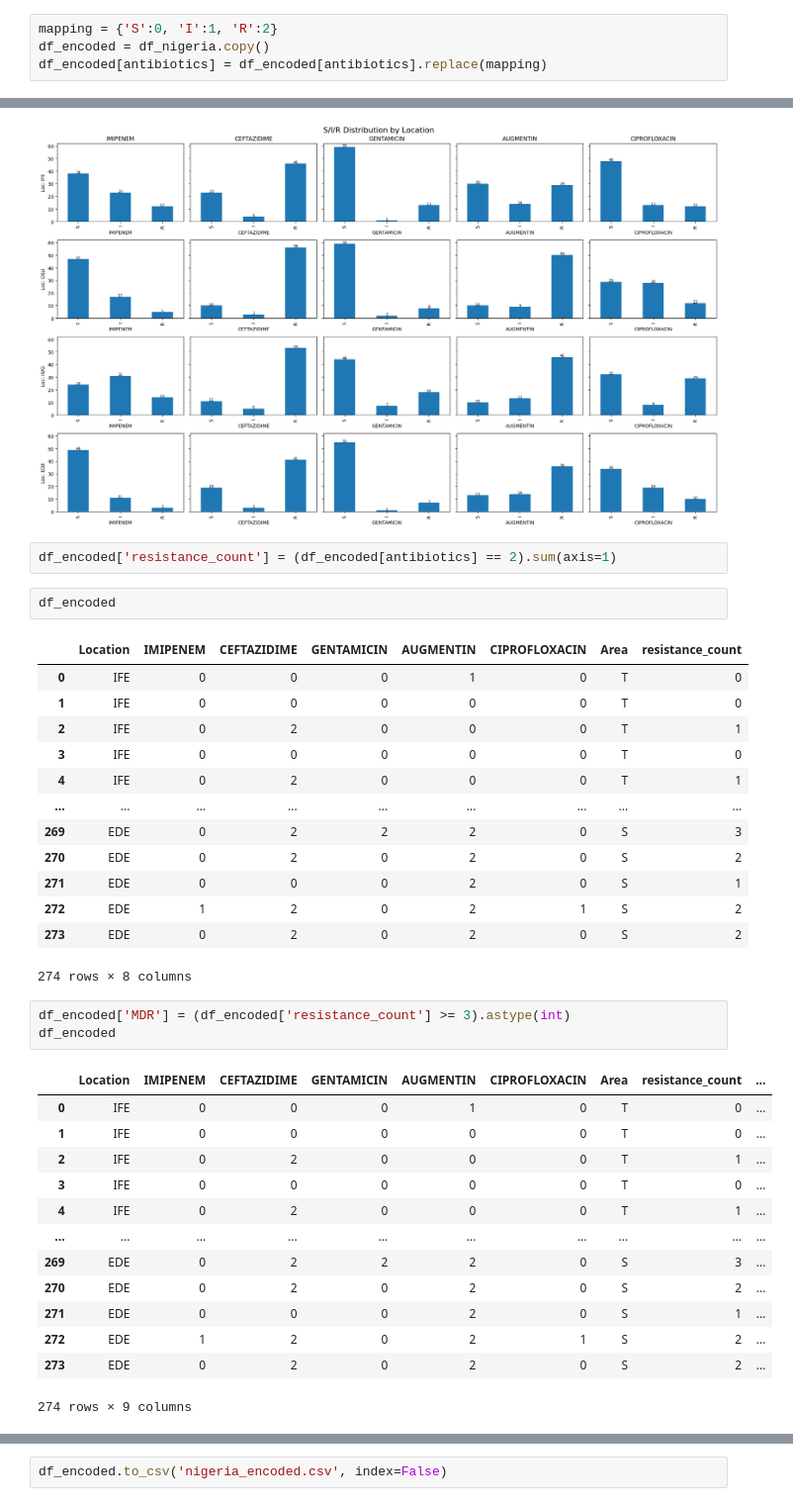
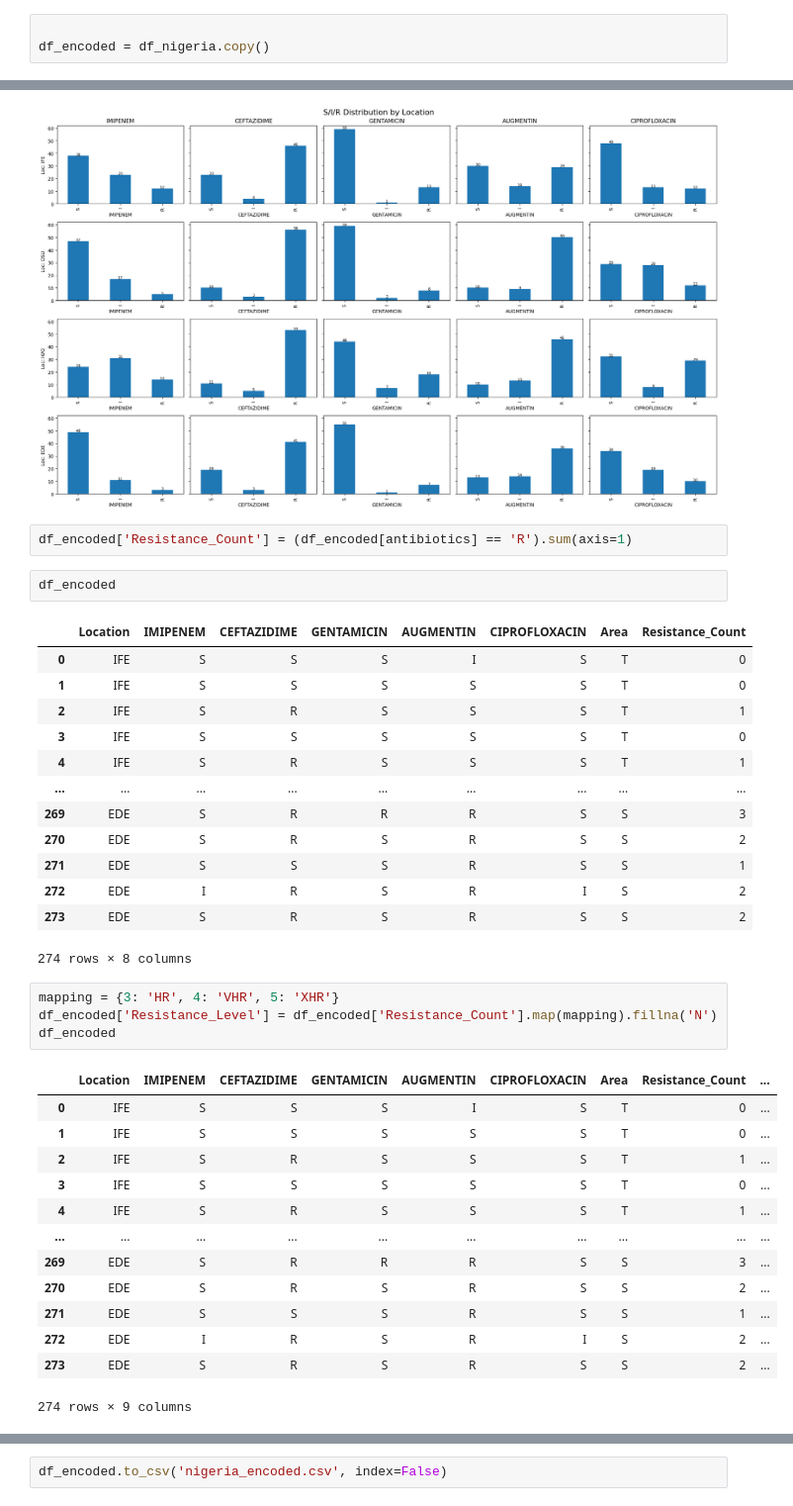
Before and after one commit to anfasahammed/antibiotic-resistance-prediction, a Jupyter notebook: nigeria.ipynb, the cells around one changed output, grey strips where cells are left out. Shown at 99% size. Drawn from its saved outputs; the diff is of its cells as text.

```diff
--- a/nigeria.ipynb
+++ b/nigeria.ipynb
@@ -163,9 +163,8 @@ df_nigeria
 | 273 | EDE | S | R | S | R | S | S |
 274 rows × 7 columns
 # %%
-mapping = {'S':0, 'I':1, 'R':2}
+
 df_encoded = df_nigeria.copy()
-df_encoded[antibiotics] = df_encoded[antibiotics].replace(mapping)
 # %%
 
 fig, axes = plt.subplots(2, 3, figsize=(15, 8))
@@ -250,37 +249,38 @@ plt.show()
 # %% [output]
 [figure]
 # %%
-df_encoded['resistance_count'] = (df_encoded[antibiotics] == 2).sum(axis=1)
+df_encoded['Resistance_Count'] = (df_encoded[antibiotics] == 'R').sum(axis=1)
 # %%
 df_encoded
 # %% [output]
-|  | Location | IMIPENEM | CEFTAZIDIME | GENTAMICIN | AUGMENTIN | CIPROFLOXACIN | Area | resistance_count |
-| 0 | IFE | 0 | 0 | 0 | 1 | 0 | T | 0 |
-| 1 | IFE | 0 | 0 | 0 | 0 | 0 | T | 0 |
-| 2 | IFE | 0 | 2 | 0 | 0 | 0 | T | 1 |
-| 3 | IFE | 0 | 0 | 0 | 0 | 0 | T | 0 |
-| 4 | IFE | 0 | 2 | 0 | 0 | 0 | T | 1 |
+|  | Location | IMIPENEM | CEFTAZIDIME | GENTAMICIN | AUGMENTIN | CIPROFLOXACIN | Area | Resistance_Count |
+| 0 | IFE | S | S | S | I | S | T | 0 |
+| 1 | IFE | S | S | S | S | S | T | 0 |
+| 2 | IFE | S | R | S | S | S | T | 1 |
+| 3 | IFE | S | S | S | S | S | T | 0 |
+| 4 | IFE | S | R | S | S | S | T | 1 |
 | ... | ... | ... | ... | ... | ... | ... | ... | ... |
-| 269 | EDE | 0 | 2 | 2 | 2 | 0 | S | 3 |
-| 270 | EDE | 0 | 2 | 0 | 2 | 0 | S | 2 |
-| 271 | EDE | 0 | 0 | 0 | 2 | 0 | S | 1 |
-| 272 | EDE | 1 | 2 | 0 | 2 | 1 | S | 2 |
-| 273 | EDE | 0 | 2 | 0 | 2 | 0 | S | 2 |
+| 269 | EDE | S | R | R | R | S | S | 3 |
+| 270 | EDE | S | R | S | R | S | S | 2 |
+| 271 | EDE | S | S | S | R | S | S | 1 |
+| 272 | EDE | I | R | S | R | I | S | 2 |
+| 273 | EDE | S | R | S | R | S | S | 2 |
 274 rows × 8 columns
 # %%
-df_encoded['MDR'] = (df_encoded['resistance_count'] >= 3).astype(int)
+mapping = {3: 'HR', 4: 'VHR', 5: 'XHR'}
+df_encoded['Resistance_Level'] = df_encoded['Resistance_Count'].map(mapping).fillna('N')
 df_encoded
 # %% [output]
-|  | Location | IMIPENEM | CEFTAZIDIME | GENTAMICIN | AUGMENTIN | CIPROFLOXACIN | Area | resistance_count | ... |
-| 0 | IFE | 0 | 0 | 0 | 1 | 0 | T | 0 | ... |
-| 1 | IFE | 0 | 0 | 0 | 0 | 0 | T | 0 | ... |
-| 2 | IFE | 0 | 2 | 0 | 0 | 0 | T | 1 | ... |
-| 3 | IFE | 0 | 0 | 0 | 0 | 0 | T | 0 | ... |
-| 4 | IFE | 0 | 2 | 0 | 0 | 0 | T | 1 | ... |
+|  | Location | IMIPENEM | CEFTAZIDIME | GENTAMICIN | AUGMENTIN | CIPROFLOXACIN | Area | Resistance_Count | ... |
+| 0 | IFE | S | S | S | I | S | T | 0 | ... |
+| 1 | IFE | S | S | S | S | S | T | 0 | ... |
+| 2 | IFE | S | R | S | S | S | T | 1 | ... |
+| 3 | IFE | S | S | S | S | S | T | 0 | ... |
+| 4 | IFE | S | R | S | S | S | T | 1 | ... |
 | ... | ... | ... | ... | ... | ... | ... | ... | ... | ... |
-| 269 | EDE | 0 | 2 | 2 | 2 | 0 | S | 3 | ... |
-| 270 | EDE | 0 | 2 | 0 | 2 | 0 | S | 2 | ... |
-| 271 | EDE | 0 | 0 | 0 | 2 | 0 | S | 1 | ... |
-| 272 | EDE | 1 | 2 | 0 | 2 | 1 | S | 2 | ... |
-| 273 | EDE | 0 | 2 | 0 | 2 | 0 | S | 2 | ... |
+| 269 | EDE | S | R | R | R | S | S | 3 | ... |
+| 270 | EDE | S | R | S | R | S | S | 2 | ... |
+| 271 | EDE | S | S | S | R | S | S | 1 | ... |
+| 272 | EDE | I | R | S | R | I | S | 2 | ... |
+| 273 | EDE | S | R | S | R | S | S | 2 | ... |
 274 rows × 9 columns
```
Also changed, not shown: parts of 19 cells of this notebook, 12 other files.
